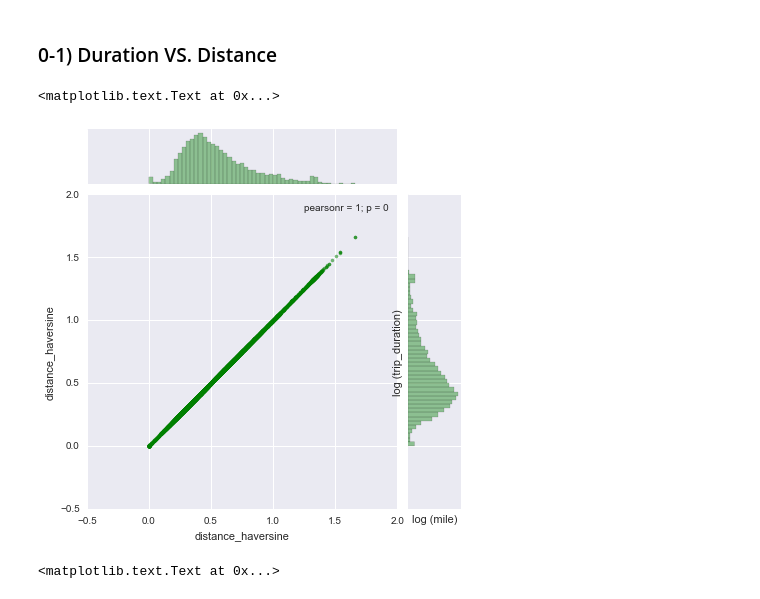
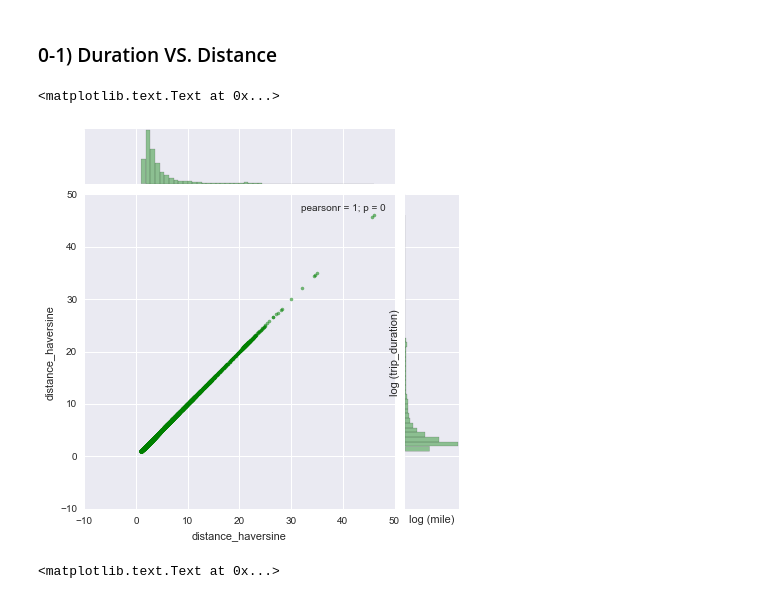
Before and after one commit to yennanliu/NYC_Taxi_Trip_Duration, a Jupyter notebook: notebook/NYC_Taxi_ML_V1_Yen.ipynb, the cells around one changed output. Saved outputs shown, nothing was run; the diff lists cells and outputs as text; code cells hidden in the pictures.

```diff
--- a/notebook/NYC_Taxi_ML_V1_Yen.ipynb
+++ b/notebook/NYC_Taxi_ML_V1_Yen.ipynb
@@ -151,15 +154,16 @@ df_train_.head(1)
 # %%
 # ref
 # https://www.kaggle.com/hanriver0618/nyc-taxi-data-exploration-visualization
 
 # haversine distance VS duration
 # or u can plot all data points, still a linear relation
-sns.jointplot(np.log10(df_train_["distance_haversine"][:10000]+1),np.log10(df_train_["distance_haversine"][:10000]+1),s=10,alpha=0.5,color='green')
+#sns.jointplot(np.log10(df_train_["distance_haversine"][:10000]+1),np.log10(df_train_["distance_haversine"][:10000]+1),s=10,alpha=0.5,color='green')
+sns.jointplot((df_train_["distance_haversine"][:10000]+1),(df_train_["distance_haversine"][:10000]+1),s=10,alpha=0.5,color='green')
 plt.xlabel('log (mile)')
 plt.ylabel('log (trip_duration)')
 # %% [output]
 <matplotlib.text.Text at 0x...>
-[figure, old version]
+[figure, new version]
 # %%
 # manhattan distance VS duration
 # or u can plot all data points, still a linear relation
```
Also changed, not shown: parts of 15 cells of this notebook.
